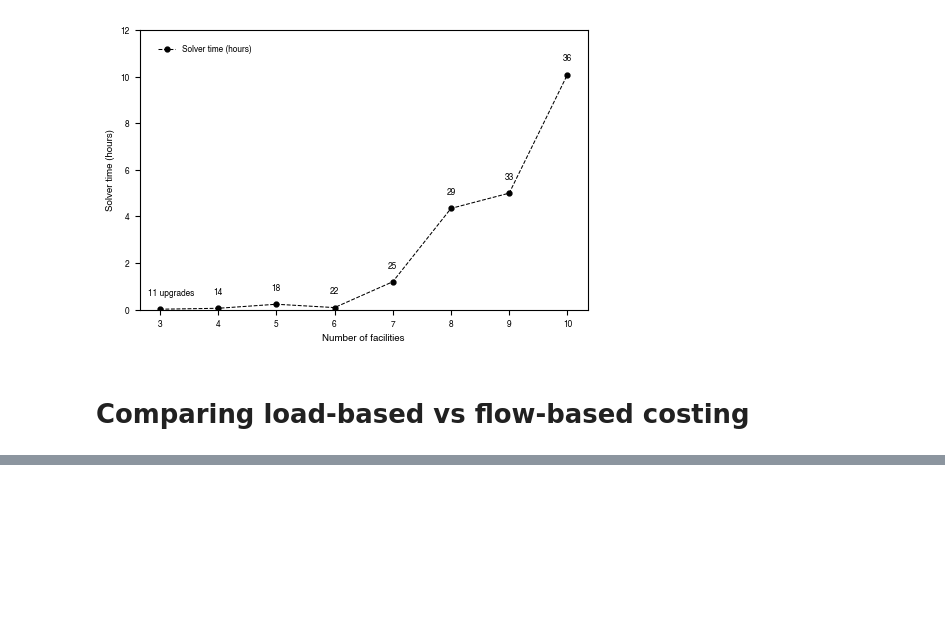
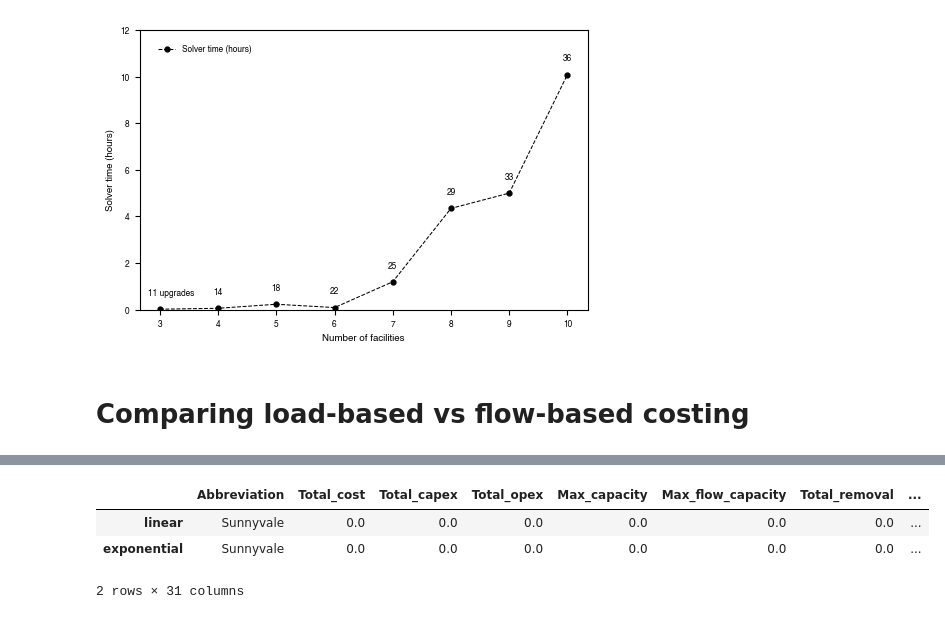
Before and after one commit to we3lab/Cap_Expansion_Model_SFBay, a Jupyter notebook: Jupyter_Scripts_for_Figures/Fig_4_Sensitivity.ipynb, the cells around one changed output, grey strips where cells are left out. Drawn from its saved outputs; the diff is of its cells as text; code cells hidden in the pictures; blank space fills up the shorter version.

```diff
--- a/Jupyter_Scripts_for_Figures/Fig_4_Sensitivity.ipynb
+++ b/Jupyter_Scripts_for_Figures/Fig_4_Sensitivity.ipynb
@@ -768,6 +768,9 @@ for i,WWTP in enumerate(WWTPs):
         upgrades[labels[L]] = df[capex_col[L]] + df[opex_col[L]]
         axs.bar(TRs, upgrades[labels[L]], label =WWTP + labels[L], color=colors[labels[L]], hatch = hatch_style[i], bottom = cumval, width = 0.4)
         cumval = cumval + upgrades[labels[L]]
+
+for i, TR in enumerate(TRs):
+    print(f'TR: {TR}, Total cost: {cumval.iloc[i]}, percent increase: {(cumval.iloc[i] - cumval.iloc[0])/cumval.iloc[0]*100:.1f}%')
 
 set_xtick_labels = [f'{TR:1.1f}:1' if float(TR) * 2 % 2 != 0  else f'{int(TR)}:1' for TR in TRs]
 axs.set_xticks(TRs)
@@ -1194,0 +1243,7 @@ Total cost for NS-FC: 331, 331 | percent difference between load and flow: -0.0%
+# %%
+df
+# %% [output]
+|  | Abbreviation | Total_cost | Total_capex | Total_opex | Max_capacity | Max_flow_capacity | Total_removal | ... |
+| linear | Sunnyvale | 0.0 | 0.0 | 0.0 | 0.0 | 0.0 | 0.0 | ... |
+| exponential | Sunnyvale | 0.0 | 0.0 | 0.0 | 0.0 | 0.0 | 0.0 | ... |
+2 rows × 31 columns
```
Also changed, not shown: parts of 4 cells of this notebook.
